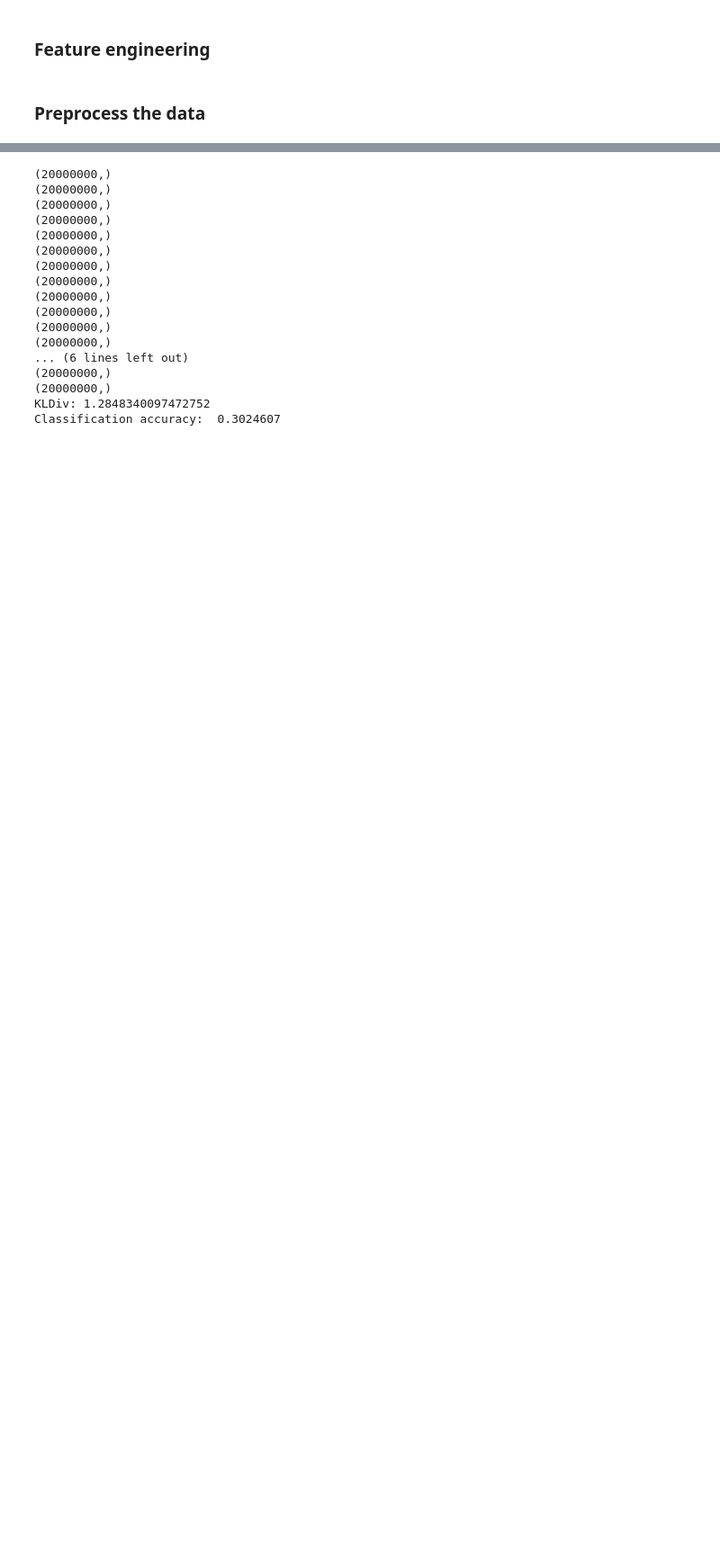
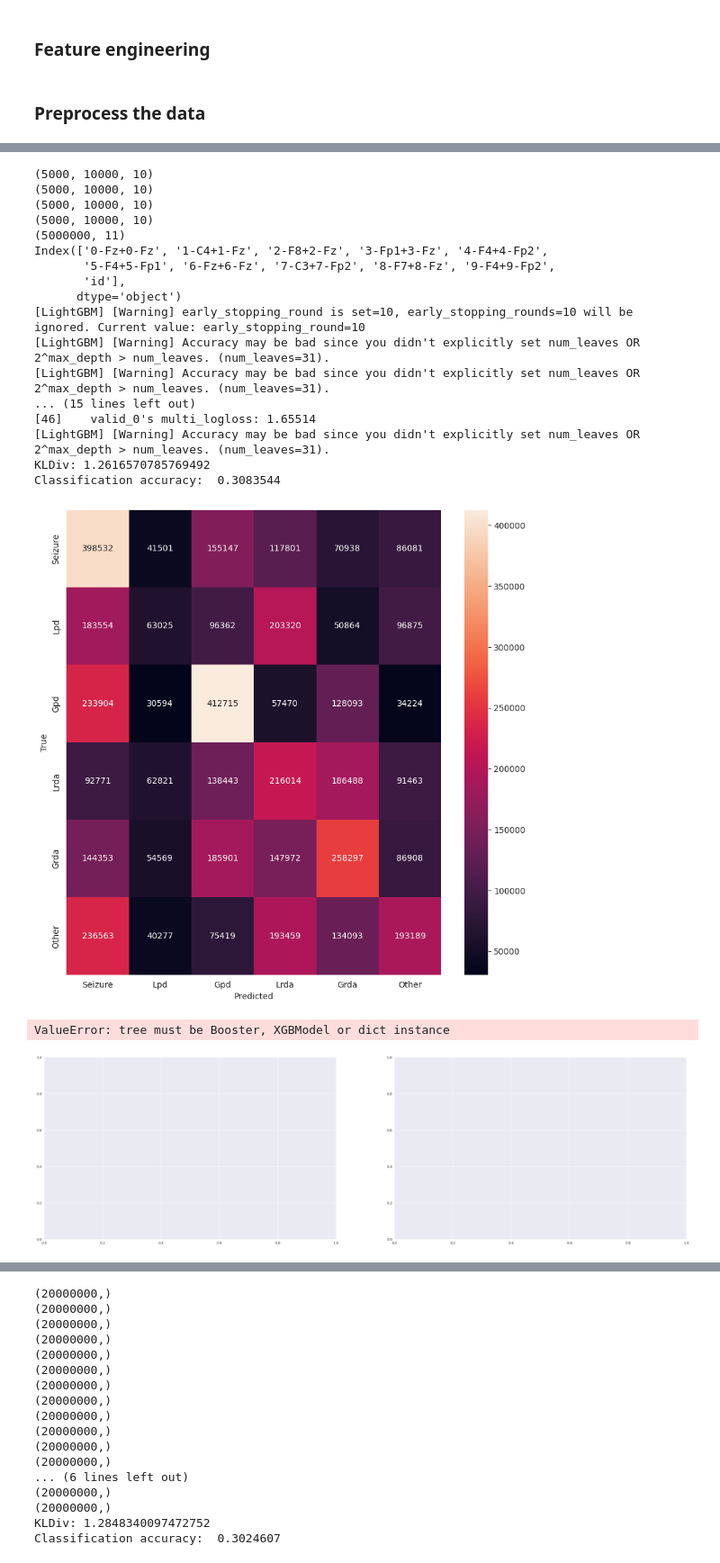
Before and after one commit to TeamEpochGithub/iv-q3-harmful-brain-activity, a Jupyter notebook: notebooks/feature_engineering/try_handcrafted_features.ipynb, the cells around one changed output, grey strips where cells are left out. Shown: that part at 90% size. Saved outputs shown, nothing was run; the diff lists cells and outputs as text; code cells hidden in the pictures; blank space fills up the shorter version.

```diff
--- a/notebooks/feature_engineering/try_handcrafted_features.ipynb
+++ b/notebooks/feature_engineering/try_handcrafted_features.ipynb
@@ -51,7 +63,7 @@ def channel_selection(data, channels):
     Selects the specified channels from a 3D numpy array.
 
     Parameters:
-        data (numpy.ndarray): The input data of shape (samples, sequence_length, channels).
+        data (numpy.ndarray): The input data of shape (samples, sequence_length, channels).ff
         channels (list): The list of channels to select.
 
     Returns:
@@ -176,13 +188,15 @@ def preprocess(X_train, X_test, y_train, y_test):
     return X_train, X_test, y_train, y_test
 # %%
 import xgboost as xgb
-
+import lightgbm as lgb
 
 def train(X_train, X_test, y_train, y_test):
     #Create a model
-    model = xgb.XGBClassifier(num_class=6, n_estimators=100, max_depth=10, learning_rate=0.1, verbosity=1, early_stopping_rounds=10)
+    model = xgb.XGBClassifier(num_class=6, max_depth=6, learning_rate=0.1, n_estimators=50,  verbosity=1, early_stopping_rounds=10)
+    #Train a lightgbm model
+    model = lgb.LGBMClassifier(num_class=6, max_depth=6, learning_rate=0.1, n_estimators=50,  verbosity=1, early_stopping_rounds=10)
     # Use early stopping to stop the training if the validation score does not improve for 10 rounds.
-    model.fit(X_train, y_train, eval_set=[(X_test, y_test)], verbose=False)
+    model.fit(X_train, y_train, eval_set=[(X_test, y_test)])
     return model
 # %%
 #Calculate the accuracy and create a confusion matrix with seaborn
@@ -404,0 +679,3 @@ def pipeline_hand(runs, X_train, X_test, y_train, y_test):
+# %%
+optuna_storage = "sqlite:///optuna.db"
+study = optuna.create_study(study_name="double_channel", storage=optuna_storage, load_if_exists=True, direction="minimize")
@@ -404,0 +686,52 @@ def pipeline_hand(runs, X_train, X_test, y_train, y_test):
+# %%
+#Set the number of runs
+n = 10
+
+#Get the best runs from the study
+sorted_trials = sorted(study.trials, key=lambda t: t.value if t.value is not None else float('inf'))
+
+# Filter out duplicates based on parameter values
+seen_params = set()
+unique_trials = []
+for trial in sorted_trials:
+    # Create a unique representation of the trial's parameters (e.g., as a tuple of sorted items)
+    params_repr = tuple(sorted(trial.params.items()))
+    if params_repr not in seen_params:
+        unique_trials.append(trial)
+        seen_params.add(params_repr)
+
+    # Stop once we have collected 10 unique trials
+    if len(unique_trials) == n:
+        break
+
+top_n = [trial.params for trial in unique_trials]
+
+config_c1s = [str(i) + "-" + config["c1"]for i,config in zip(range(len(top_n)), top_n)]
+config_c2s = [str(i) + "-" + config["c2"]for i,config in zip(range(len(top_n)), top_n)]
+config_downsample = [10] * n
+config_operation = [config["operation"] for config in top_n]
+config_window = [config["window_size"] for config in top_n]
+config_rolling = [config["rolling"] for config in top_n]
+config = [config_c1s, config_c2s, config_downsample, config_operation, config_window, config_rolling]
+train_config_double(X_train, X_test, y_train, y_test, config)
+# %% [output]
+(5000, 10000, 10)
+(5000, 10000, 10)
+(5000, 10000, 10)
+(5000, 10000, 10)
+(5000000, 11)
+Index(['0-Fz+0-Fz', '1-C4+1-Fz', '2-F8+2-Fz', '3-Fp1+3-Fz', '4-F4+4-Fp2',
+       '5-F4+5-Fp1', '6-Fz+6-Fz', '7-C3+7-Fp2', '8-F7+8-Fz', '9-F4+9-Fp2',
+       'id'],
+      dtype='object')
+[LightGBM] [Warning] early_stopping_round is set=10, early_stopping_rounds=10 will be ignored. Current value: early_stopping_round=10
+[LightGBM] [Warning] Accuracy may be bad since you didn't explicitly set num_leaves OR 2^max_depth > num_leaves. (num_leaves=31).
+[LightGBM] [Warning] Accuracy may be bad since you didn't explicitly set num_leaves OR 2^max_depth > num_leaves. (num_leaves=31).
+... (15 lines left out)
+[46]    valid_0's multi_logloss: 1.65514
+[LightGBM] [Warning] Accuracy may be bad since you didn't explicitly set num_leaves OR 2^max_depth > num_leaves. (num_leaves=31).
+KLDiv: 1.2616570785769492
+Classification accuracy:  0.3083544
+[figure, added]
+ValueError: tree must be Booster, XGBModel or dict instance
+[figure, added]
```
Also changed, not shown: parts of 20 cells of this notebook, 1 other file.
